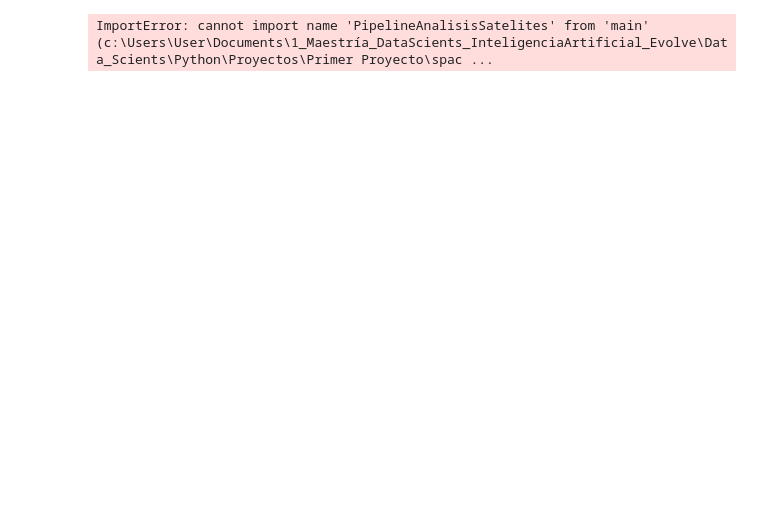
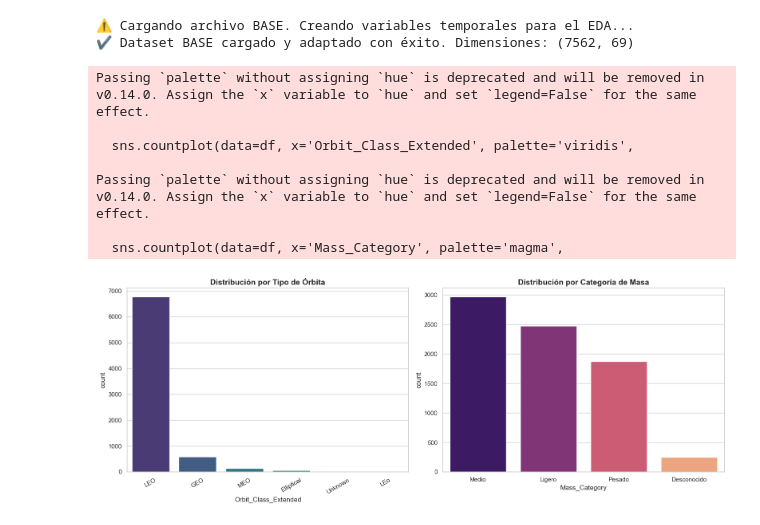
Before and after one commit to GarP23/space-debris-datascience, a Jupyter notebook: notebooks/eda.ipynb, the cells around one changed output. Cells and saved outputs as stored; diff of their text form; code cells hidden in the pictures; blank space fills up the shorter version.

Commit message:
Refactor EDA, feature engineering and visualization modules

```diff
--- a/notebooks/eda.ipynb
+++ b/notebooks/eda.ipynb
@@ -430,11 +1,68 @@ Passing `palette` without assigning `hue` is deprecated and will be removed in v
-# %%
-import sys
-import os
-
-sys.path.append(os.path.abspath(os.path.join('..')))
-from main import PipelineAnalisisSatelites
-
-pipeline = PipelineAnalisisSatelites(nombre_archivo='ucs_satellites.txt', es_crudo=True)
-pipeline.ejecutar_pipeline()
-# %% [output]
-ImportError: cannot import name 'PipelineAnalisisSatelites' from 'main' (c:\Users\User\Documents\1_Maestría_DataScients_InteligenciaArtificial_Evolve\Data_Scients\Python\Proyectos\Primer Proyecto\spac ...
+# %%
+import os
+import pandas as pd
+import numpy as np
+import matplotlib.pyplot as plt
+import seaborn as sns
+
+sns.set_theme(style="whitegrid")
+plt.rcParams['figure.figsize'] = (10, 6)
+
+NOTEBOOK_DIR = os.getcwd()
+PROJECT_ROOT = os.path.abspath(os.path.join(NOTEBOOK_DIR, '..'))
+
+path_processed = os.path.join(PROJECT_ROOT, 'data', 'processed', 'ucs_satellites_cleaned.csv')
+path_raw = os.path.join(PROJECT_ROOT, 'data', 'raw', 'ucs_satellites.txt')
+
+if os.path.exists(path_processed):
+    df = pd.read_csv(path_processed)
+    print(f"✔ Dataset PROCESADO cargado con éxito. Dimensiones: {df.shape}")
+elif os.path.exists(path_raw):
+    print("⚠️ Cargando archivo BASE. Creando variables temporales para el EDA...")
+    df = pd.read_csv(path_raw, sep='\t', encoding='latin-1', on_bad_lines='skip')
+
+    if 'Orbit_Class_Extended' not in df.columns and 'Class of Orbit' in df.columns:
+        df['Orbit_Class_Extended'] = df['Class of Orbit'].fillna('Unknown')
+
+    if 'Mass_Category' not in df.columns and 'Launch Mass (kg.)' in df.columns:
+        df['Launch Mass (kg.)'] = pd.to_numeric(df['Launch Mass (kg.)'].astype(str).str.replace(',', ''), errors='coerce')
+
+        try:
+            df['Mass_Category'] = pd.qcut(df['Launch Mass (kg.)'], q=3, labels=['Ligero', 'Medio', 'Pesado'])
+        except Exception:
+            print("ℹ Usando cortes fijos alternativos para las categorías de masa...")
+            df['Mass_Category'] = pd.cut(df['Launch Mass (kg.)'], bins=[0, 500, 2000, np.inf], labels=['Ligero', 'Medio', 'Pesado'])
+
+        df['Mass_Category'] = df['Mass_Category'].astype(str).replace('nan', 'Desconocido').fillna('Desconocido')
+
+    print(f"✔ Dataset BASE cargado y adaptado con éxito. Dimensiones: {df.shape}")
+else:
+    print(f"❌ Archivo no encontrado en: {path_raw}")
+# %% [output]
+⚠️ Cargando archivo BASE. Creando variables temporales para el EDA...
+✔ Dataset BASE cargado y adaptado con éxito. Dimensiones: (7562, 69)
+# %%
+fig, axes = plt.subplots(1, 2, figsize=(16, 6))
+
+if 'Orbit_Class_Extended' in df.columns:
+    sns.countplot(data=df, x='Orbit_Class_Extended', palette='viridis',
+                  order=df['Orbit_Class_Extended'].value_counts().index, ax=axes[0])
+    axes[0].set_title('Distribución por Tipo de Órbita', fontweight='bold', fontsize=14)
+    axes[0].tick_params(axis='x', rotation=30)
+
+if 'Mass_Category' in df.columns:
+    sns.countplot(data=df, x='Mass_Category', palette='magma',
+                  order=df['Mass_Category'].value_counts().index, ax=axes[1])
+    axes[1].set_title('Distribución por Categoría de Masa', fontweight='bold', fontsize=14)
+
+plt.tight_layout()
+plt.show()
+# %% [output]
+Passing `palette` without assigning `hue` is deprecated and will be removed in v0.14.0. Assign the `x` variable to `hue` and set `legend=False` for the same effect.
+
+  sns.countplot(data=df, x='Orbit_Class_Extended', palette='viridis',
+
+Passing `palette` without assigning `hue` is deprecated and will be removed in v0.14.0. Assign the `x` variable to `hue` and set `legend=False` for the same effect.
+
+  sns.countplot(data=df, x='Mass_Category', palette='magma',
+[figure, added]
```
Also changed, not shown: parts of 24 cells of this notebook, 6 other files.
